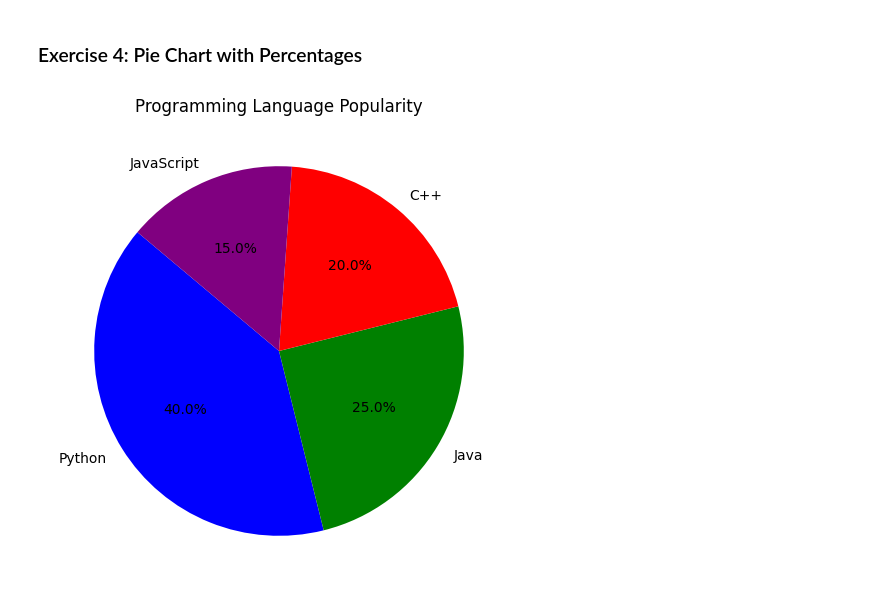
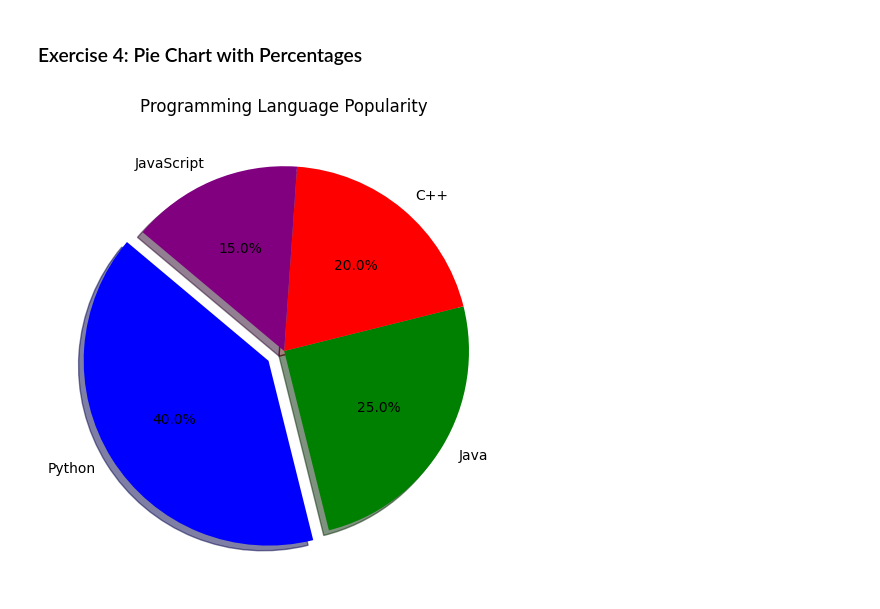
Before and after one commit to Harish4568/python-jupyter-template, a Jupyter notebook: src/4-pie-chart.ipynb, the cells around one changed output. Saved outputs shown, nothing was run; the diff lists cells and outputs as text; code cells hidden in the pictures.

```diff
--- a/src/4-pie-chart.ipynb
+++ b/src/4-pie-chart.ipynb
@@ -3,12 +3,26 @@
 # %%
 # TASK: Create a pie chart with the following data: labels = ['Python', 'Java', 'C++', 'JavaScript'] and sizes = [40, 25, 20, 15].
 # Display the percentages on the chart using autopct.
 import matplotlib.pyplot as plt
-labels = ['Python', 'Java', 'C++', 'JavaScript']
-sizes = [40, 25, 20, 15]
-plt.figure(figsize=(6, 6))
-plt.pie(sizes, labels=labels, autopct='%1.1f%%', startangle=140, colors=['blue', 'green', 'red', 'purple'])
-plt.title("Programming Language Popularity")
-plt.show()
+
+def plot_pie_chart():
+    try:
+        labels = ['Python', 'Java', 'C++', 'JavaScript']
+        sizes = [40, 25, 20, 15]
+        colors = ['blue', 'green', 'red', 'purple']
+        explode = (0.1, 0, 0, 0)  # Highlight the first slice
+
+        if sum(sizes) != 100:
+            raise ValueError("Sizes should sum to 100%.")
+
+        plt.figure(figsize=(6, 6))
+        plt.pie(sizes, labels=labels, autopct='%1.1f%%', startangle=140, colors=colors, explode=explode, shadow=True)
+        plt.title("Programming Language Popularity")
+        plt.show()
+
+    except Exception as e:
+        print(f"Error: {e}")
+
+plot_pie_chart()
 # %% [output]
-[figure, old version]
+[figure, new version]
```
Also changed, not shown: 5 other files.
